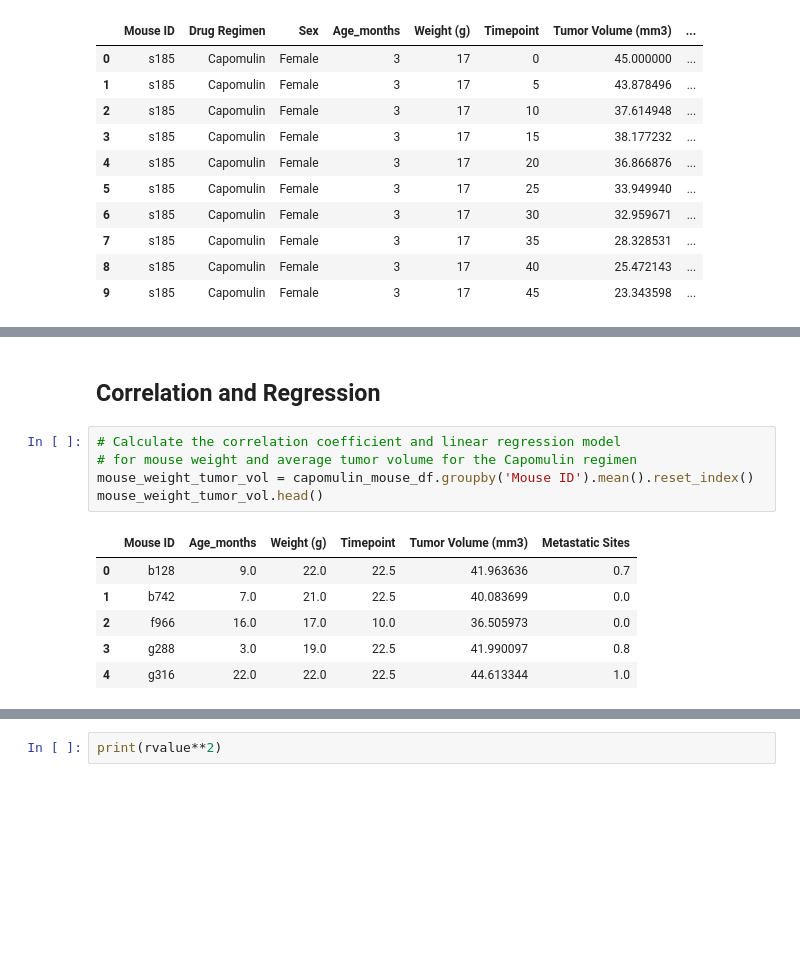
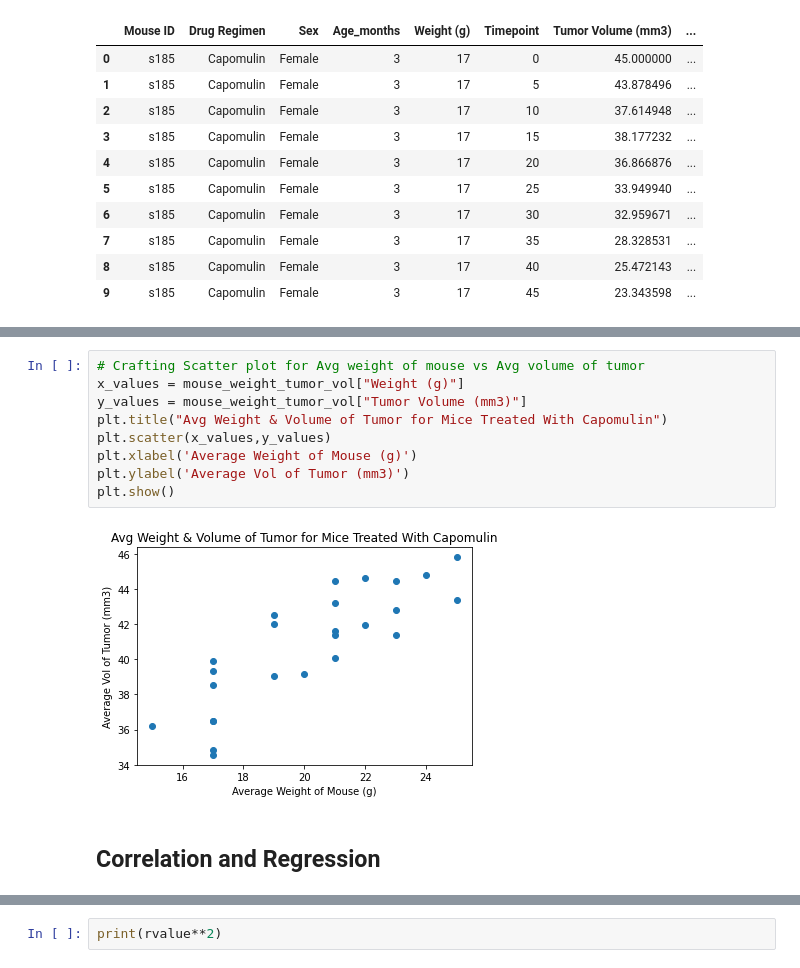
Before and after one commit to JAlvarado23A/matplotlib_mouse_analysis, a Jupyter notebook: Matplotlib_mouse_analysis.ipynb, the cells around one changed output, grey strips where cells are left out. Saved outputs shown, nothing was run; the diff lists cells and outputs as text; blank space fills up the shorter version.

```diff
--- a/Matplotlib_mouse_analysis.ipynb
+++ b/Matplotlib_mouse_analysis.ipynb
@@ -290,15 +307,14 @@ plt.show()
+# %%
+# Crafting Scatter plot for Avg weight of mouse vs Avg volume of tumor
+x_values = mouse_weight_tumor_vol["Weight (g)"]
+y_values = mouse_weight_tumor_vol["Tumor Volume (mm3)"]
+plt.title("Avg Weight & Volume of Tumor for Mice Treated With Capomulin")
+plt.scatter(x_values,y_values)
+plt.xlabel('Average Weight of Mouse (g)')
+plt.ylabel('Average Vol of Tumor (mm3)')
+plt.show()
+# %% [output]
+[figure, added]
 # %% [markdown]
 ## Correlation and Regression
-# %%
-# Calculate the correlation coefficient and linear regression model
-# for mouse weight and average tumor volume for the Capomulin regimen
-mouse_weight_tumor_vol = capomulin_mouse_df.groupby('Mouse ID').mean().reset_index()
-mouse_weight_tumor_vol.head()
-# %% [output]
-|  | Mouse ID | Age_months | Weight (g) | Timepoint | Tumor Volume (mm3) | Metastatic Sites |
-| 0 | b128 | 9.0 | 22.0 | 22.5 | 41.963636 | 0.7 |
-| 1 | b742 | 7.0 | 21.0 | 22.5 | 40.083699 | 0.0 |
-| 2 | f966 | 16.0 | 17.0 | 10.0 | 36.505973 | 0.0 |
-| 3 | g288 | 3.0 | 19.0 | 22.5 | 41.990097 | 0.8 |
-| 4 | g316 | 22.0 | 22.0 | 22.5 | 44.613344 | 1.0 |
 # %%
```
Also changed, not shown: parts of 5 cells of this notebook.
